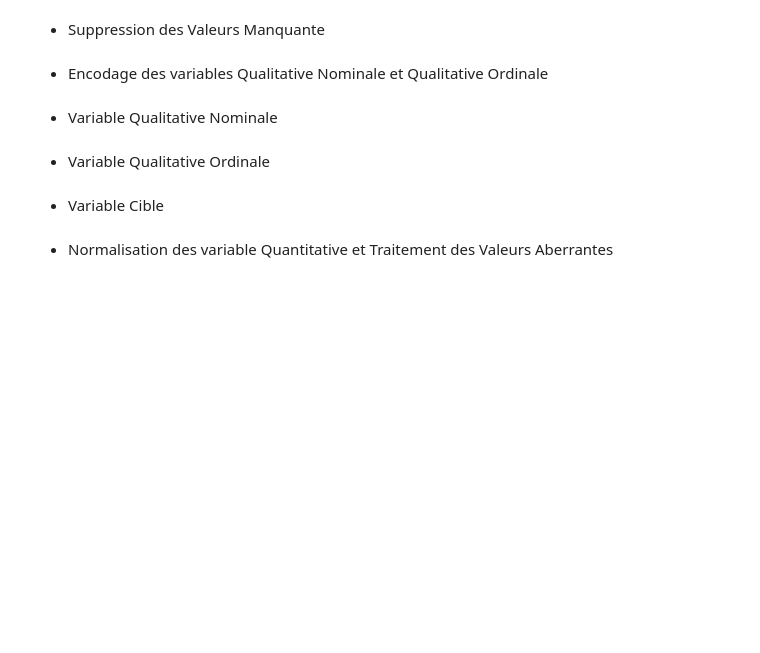
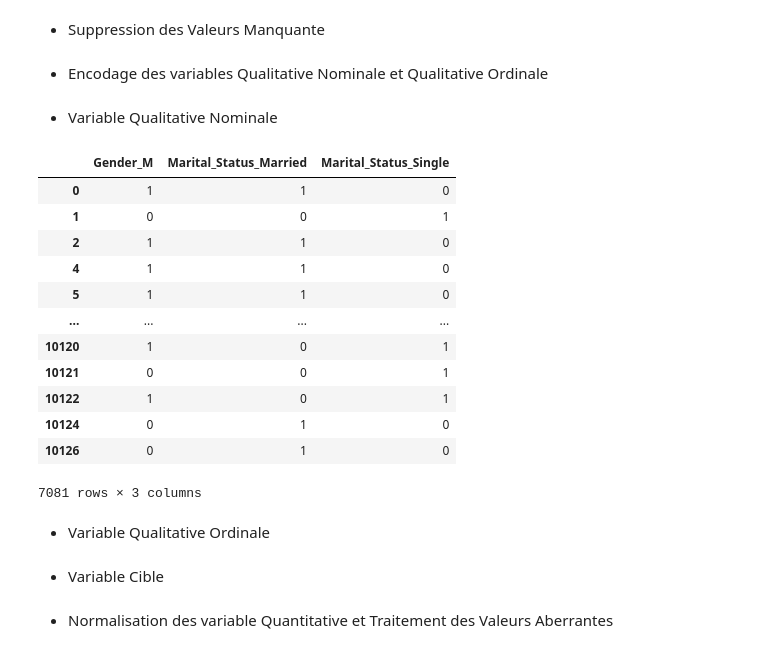
Before and after one commit to kevinDlan/notebook, a Jupyter notebook: Credit_Card_Exit.ipynb, the cells around one changed output. Saved outputs shown, nothing was run; the diff lists cells and outputs as text; code cells hidden in the pictures; blank space fills up the shorter version.

```diff
--- a/Credit_Card_Exit.ipynb
+++ b/Credit_Card_Exit.ipynb
@@ -47,7 +47,22 @@ data = data.dropna(axis=0)
 # %%
 df_quanti = data.select_dtypes(exclude=object)
 df_quali_nom = data.select_dtypes(exclude=['int64','float64']).drop(['Income_Category','Education_Level','Card_Category','Attrition_Flag'],axis=1)
 df_quali_nom = pd.get_dummies(df_quali_nom,drop_first=True)
+df_quali_nom
+# %% [output]
+|  | Gender_M | Marital_Status_Married | Marital_Status_Single |
+| 0 | 1 | 1 | 0 |
+| 1 | 0 | 0 | 1 |
+| 2 | 1 | 1 | 0 |
+| 4 | 1 | 1 | 0 |
+| 5 | 1 | 1 | 0 |
+| ... | ... | ... | ... |
+| 10120 | 1 | 0 | 1 |
+| 10121 | 0 | 0 | 1 |
+| 10122 | 1 | 0 | 1 |
+| 10124 | 0 | 1 | 0 |
+| 10126 | 0 | 1 | 0 |
+7081 rows × 3 columns
 # %% [markdown]
 - Variable Qualitative Ordinale
 # %%
```
Also changed, not shown: parts of 28 cells of this notebook, 6 other files.
